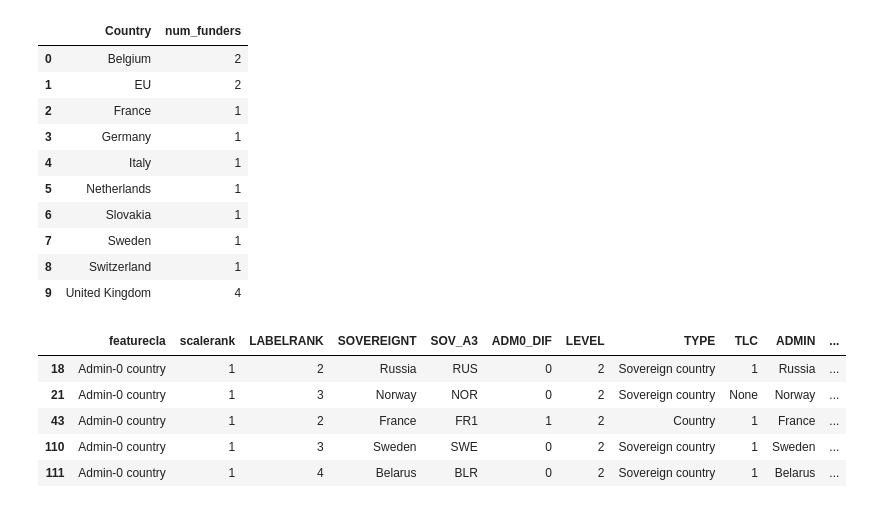
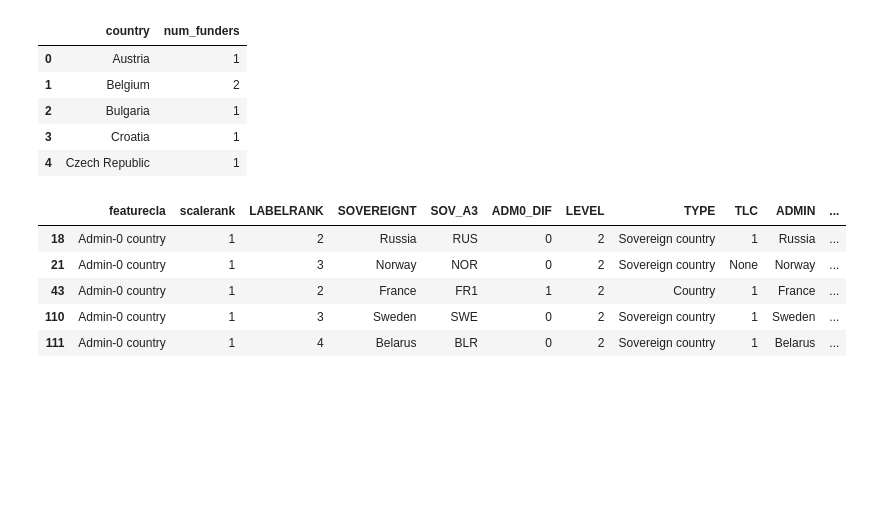
Before and after one commit to WomenInNeuroscience/funders_project, a Jupyter notebook: code/funder_analysis.ipynb, the cells around one changed output. Saved outputs shown, nothing was run; the diff lists cells and outputs as text; code cells hidden in the pictures; blank space fills up the shorter version.

```diff
--- a/code/funder_analysis.ipynb
+++ b/code/funder_analysis.ipynb
@@ -12,21 +10,19 @@ from pathlib import Path
 # %%
 def extract_years(dates):
     # Extract the first and last years from a "dates_covered" string
-    start, end = re.findall(r"\b\d{4}\b", dates)[:2]
-    return int(start), int(end)
+    if pd.isna(dates):
+        return (np.nan, np.nan)
+    years = re.findall(r"\b\d{4}\b", str(dates))
+    if len(years) < 2:
+        return (np.nan, np.nan)
+    return int(years[0]), int(years[1])
 # %%
-# Set path. We are looking at tab 1 and tab 2 of the FundingAgencyStats googledoc
-root_p = Path("/home/neuromod/funders_project")
+# Set paths
+root_p = Path("/Users/natashaclarke/winrepo/funders_project")
 data_p = root_p / "data"
-tab1_p = data_p / "FundingAgencyStats - summary_table.csv"
-tab2_p = data_p / "FundingAgencyStats - Transparent_scale_rating.csv"
+stats_p = data_p / "FundingAgencyStats - full_eu_breakdown_analysis.csv"
 figures_p = root_p / "figures"
 figures_p.mkdir(parents=True, exist_ok=True)
 # %%
 # Load data
-tab1_df = pd.read_csv(tab1_p, header=1)
-tab1_df["english_data"] = tab1_df["english_data (e.g. if data_type = report, is the report in English?)"]
-
-tab2_df = pd.read_csv(tab2_p, header=1)
-tab2_df["Clear"] = tab2_df["Clear_DP"]
-tab2_df["Findable"] = tab2_df["Findable_DP"]
+df = pd.read_csv(stats_p)
@@ -107,0 +78,7 @@ merged_df.head()
+# %%
+# Calculate the widest range of data available per funder
+# Extract start and end of funding years
+df[["start_year", "end_year"]] = (df["dates_covered"].apply(extract_years).apply(pd.Series))
+df["start_year"] = df["start_year"].astype("Int64")
+df["end_year"] = df["end_year"].astype("Int64")
+df.sort_values("start_year").head()
@@ -180,20 +186,15 @@ plt.show()
 # %%
-funders_per_country = merged_df.groupby('Country')['Funder'].nunique().reset_index()
-funders_per_country.columns = ['Country', 'num_funders']
-funders_per_country['Country'] = funders_per_country['Country'].replace('UK', 'United Kingdom')
-funders_per_country
+funders_per_country = df.groupby('country')['funder'].nunique().reset_index()
+funders_per_country.columns = ['country', 'num_funders']
+funders_per_country['country'] = funders_per_country['country'].replace('UK', 'United Kingdom')
+funders_per_country.head()
 # %% [output]
-|  | Country | num_funders |
-| 0 | Belgium | 2 |
-| 1 | EU | 2 |
-| 2 | France | 1 |
-| 3 | Germany | 1 |
-| 4 | Italy | 1 |
-| 5 | Netherlands | 1 |
-| 6 | Slovakia | 1 |
-| 7 | Sweden | 1 |
-| 8 | Switzerland | 1 |
-| 9 | United Kingdom | 4 |
+|  | country | num_funders |
+| 0 | Austria | 1 |
+| 1 | Belgium | 2 |
+| 2 | Bulgaria | 1 |
+| 3 | Croatia | 1 |
+| 4 | Czech Republic | 1 |
 # %%
 # Load data from Natural Earth, to create a map
 world = gpd.read_file(data_p / "geo_data/ne_110m_admin_0_countries.shp")
```
Also changed, not shown: parts of 23 cells of this notebook, 10 other files.
